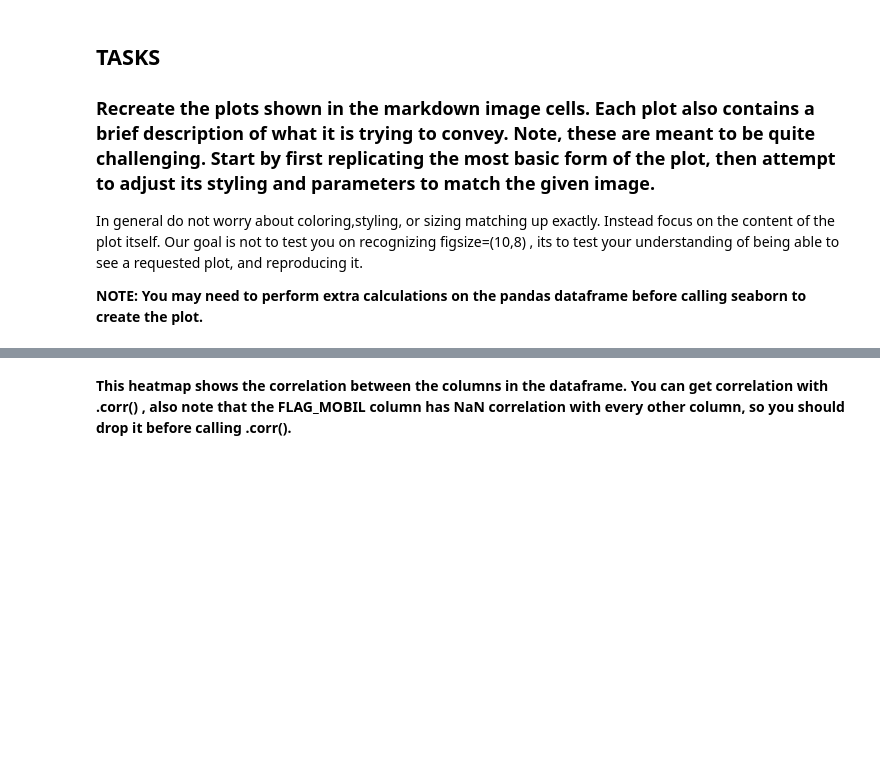
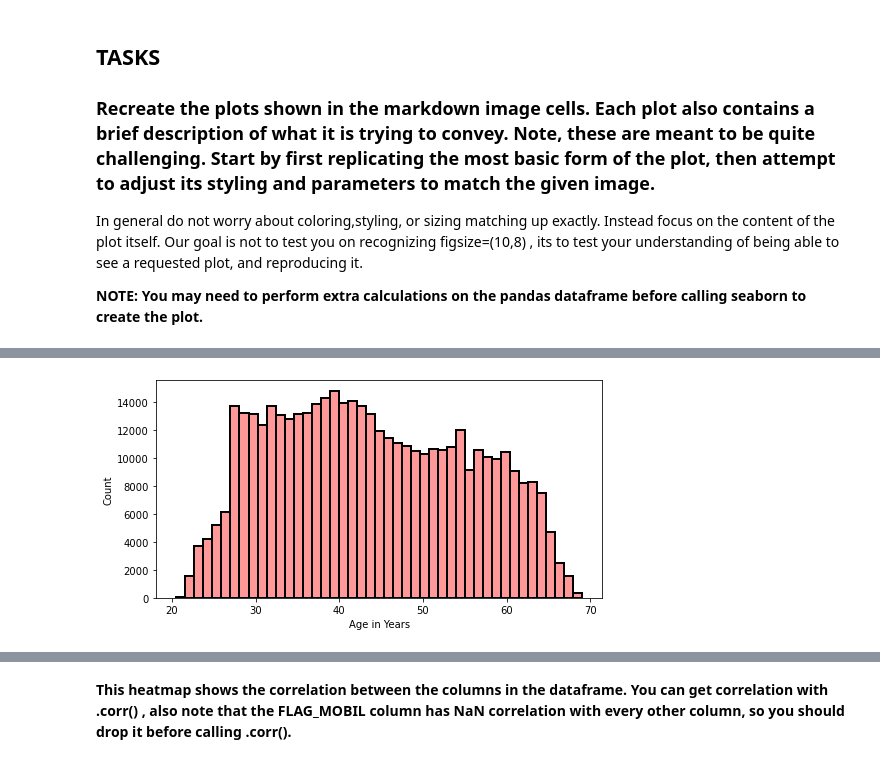
Before and after one commit to calvinlinardy/My-Python-Learning, a Jupyter notebook: Study Stuffs/Udemy Study/Machine Learning/Seaborn/Seaborn Exercise.ipynb, the cells around one changed output, grey strips where cells are left out. Saved outputs shown, nothing was run; the diff lists cells and outputs as text; code cells hidden in the pictures; blank space fills up the shorter version.

```diff
--- a/Study Stuffs/Udemy Study/Machine Learning/Seaborn/Seaborn Exercise.ipynb
+++ b/Study Stuffs/Udemy Study/Machine Learning/Seaborn/Seaborn Exercise.ipynb
@@ -205,3 +230,14 @@ sns.scatterplot(data=df,x)
+# %%
+df['AGE_IN_YEARS'] = -1*df['DAYS_BIRTH']/365
+# %%
+plt.figure(figsize=(8,4))
+
+sns.histplot(data=df,x='AGE_IN_YEARS',linewidth=2,edgecolor='black',
+color='red',bins=45,alpha=0.4)
+
+plt.xlabel('Age in Years');
+# %% [output]
+[figure, added]
 # %% [markdown]
 -----
 ### TASK: Recreate the Categorical Plot shown below:
```
Also changed, not shown: parts of 11 cells of this notebook, 3 other files.
